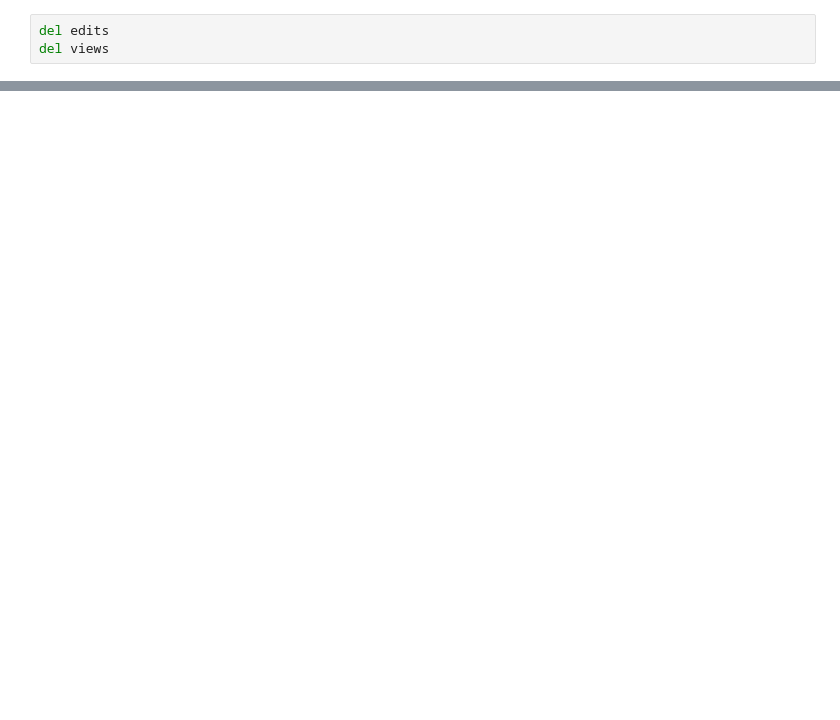
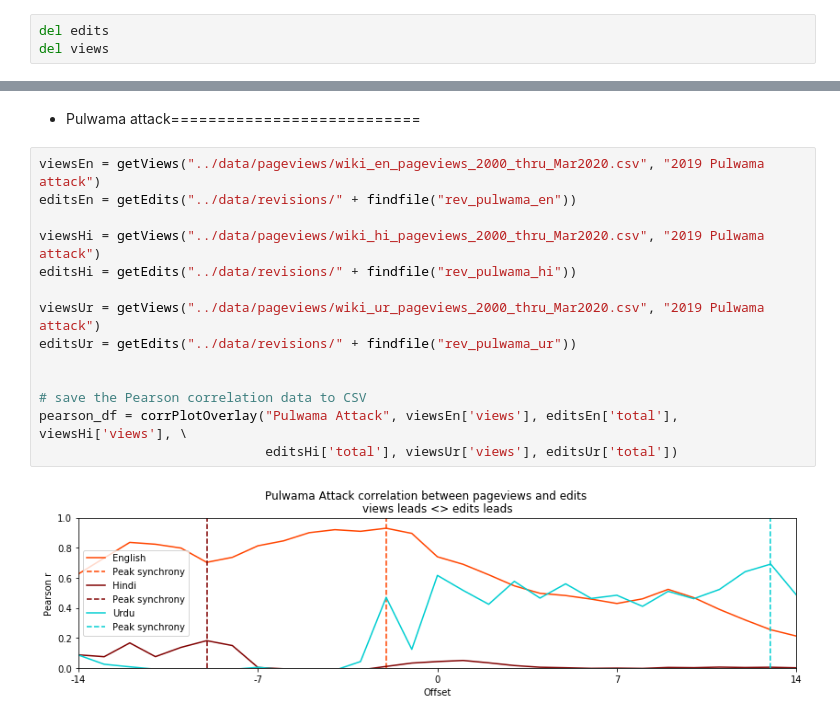
Before and after one commit to ViralNotPrasad/cscw-wiki, a Jupyter notebook: python/Pageviews-edits-data-viz-Clean.ipynb, the cells around one changed output, grey strips where cells are left out. Drawn from its saved outputs; the diff is of its cells as text; blank space fills up the shorter version.

```diff
--- a/python/Pageviews-edits-data-viz-Clean.ipynb
+++ b/python/Pageviews-edits-data-viz-Clean.ipynb
@@ -521,0 +621,18 @@ tsViewsEdits(viewsUr, editsUr2, "urdu")
+# %% [markdown]
+* Pulwama attack===========================
+# %%
+viewsEn = getViews("../data/pageviews/wiki_en_pageviews_2000_thru_Mar2020.csv", "2019 Pulwama attack")
+editsEn = getEdits("../data/revisions/" + findfile("rev_pulwama_en"))
+
+viewsHi = getViews("../data/pageviews/wiki_hi_pageviews_2000_thru_Mar2020.csv", "2019 Pulwama attack")
+editsHi = getEdits("../data/revisions/" + findfile("rev_pulwama_hi"))
+
+viewsUr = getViews("../data/pageviews/wiki_ur_pageviews_2000_thru_Mar2020.csv", "2019 Pulwama attack")
+editsUr = getEdits("../data/revisions/" + findfile("rev_pulwama_ur"))
+
+
+# save the Pearson correlation data to CSV
+pearson_df = corrPlotOverlay("Pulwama Attack", viewsEn['views'], editsEn['total'], viewsHi['views'], \
+                             editsHi['total'], viewsUr['views'], editsUr['total'])
+# %% [output]
+[figure, added]
```
Also changed, not shown: parts of 29 cells of this notebook, 6 other files.
